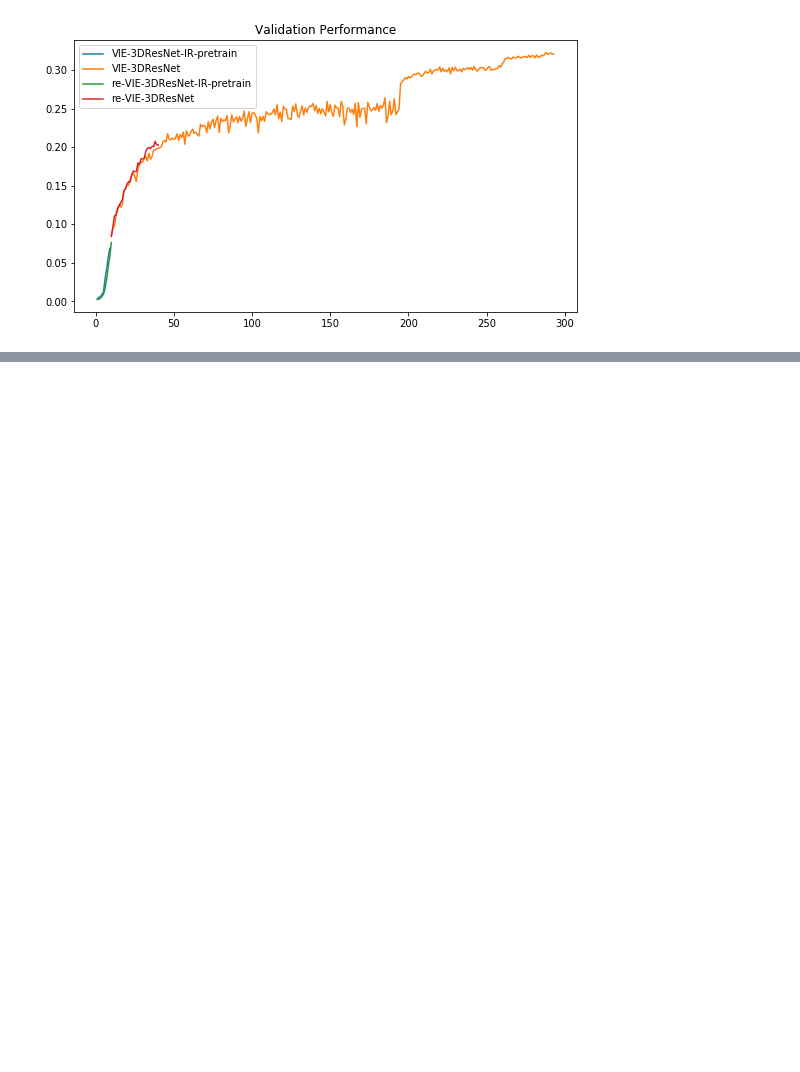
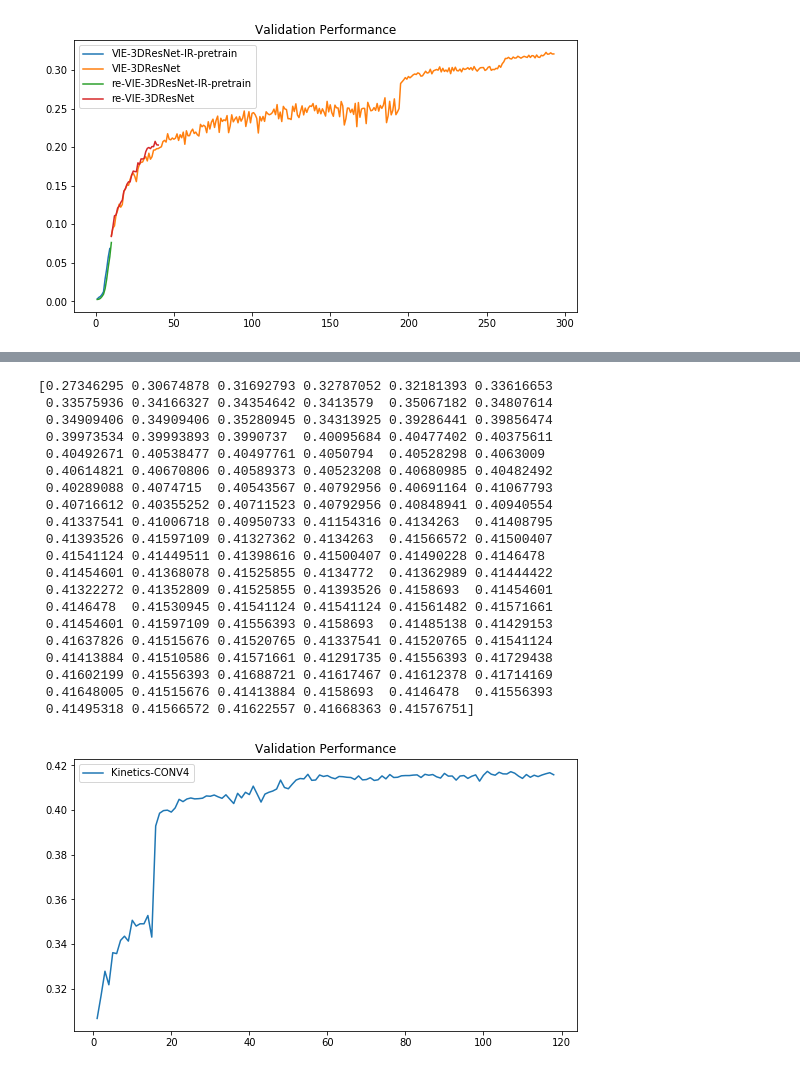
Before and after one commit to neuroailab/VIE, a Jupyter notebook: notebook/show_results.ipynb, the cells around one changed output, grey strips where cells are left out. Cells and saved outputs as stored; diff of their text form; code cells hidden in the pictures; blank space fills up the shorter version.

```diff
--- a/notebook/show_results.ipynb
+++ b/notebook/show_results.ipynb
@@ -74,0 +111,34 @@ pass
+# %%
+importlib.reload(utils)
+
+kwargs = {
+    'conn': conn_7,
+    'colname': 'KN',
+    'dbname': 'vd_trans',
+}
+
+curr_expid = 'vd_3dresnet_trans_all'
+print(utils.show_val_in_tfutils(
+    curr_expid, new_figure=True, label_now='Kinetics-CONV4', key='top1_7', **kwargs))
+# %% [output]
+[0.27346295 0.30674878 0.31692793 0.32787052 0.32181393 0.33616653
+ 0.33575936 0.34166327 0.34354642 0.3413579  0.35067182 0.34807614
+ 0.34909406 0.34909406 0.35280945 0.34313925 0.39286441 0.39856474
+ 0.39973534 0.39993893 0.3990737  0.40095684 0.40477402 0.40375611
+ 0.40492671 0.40538477 0.40497761 0.4050794  0.40528298 0.4063009
+ 0.40614821 0.40670806 0.40589373 0.40523208 0.40680985 0.40482492
+ 0.40289088 0.4074715  0.40543567 0.40792956 0.40691164 0.41067793
+ 0.40716612 0.40355252 0.40711523 0.40792956 0.40848941 0.40940554
+ 0.41337541 0.41006718 0.40950733 0.41154316 0.4134263  0.41408795
+ 0.41393526 0.41597109 0.41327362 0.4134263  0.41566572 0.41500407
+ 0.41541124 0.41449511 0.41398616 0.41500407 0.41490228 0.4146478
+ 0.41454601 0.41368078 0.41525855 0.4134772  0.41362989 0.41444422
+ 0.41322272 0.41352809 0.41525855 0.41393526 0.4158693  0.41454601
+ 0.4146478  0.41530945 0.41541124 0.41541124 0.41561482 0.41571661
+ 0.41454601 0.41597109 0.41556393 0.4158693  0.41485138 0.41429153
+ 0.41637826 0.41515676 0.41520765 0.41337541 0.41520765 0.41541124
+ 0.41413884 0.41510586 0.41571661 0.41291735 0.41556393 0.41729438
+ 0.41602199 0.41556393 0.41688721 0.41617467 0.41612378 0.41714169
+ 0.41648005 0.41515676 0.41413884 0.4158693  0.4146478  0.41556393
+ 0.41495318 0.41566572 0.41622557 0.41668363 0.41576751]
+[figure, added]
```
Also changed, not shown: parts of 8 cells of this notebook.
